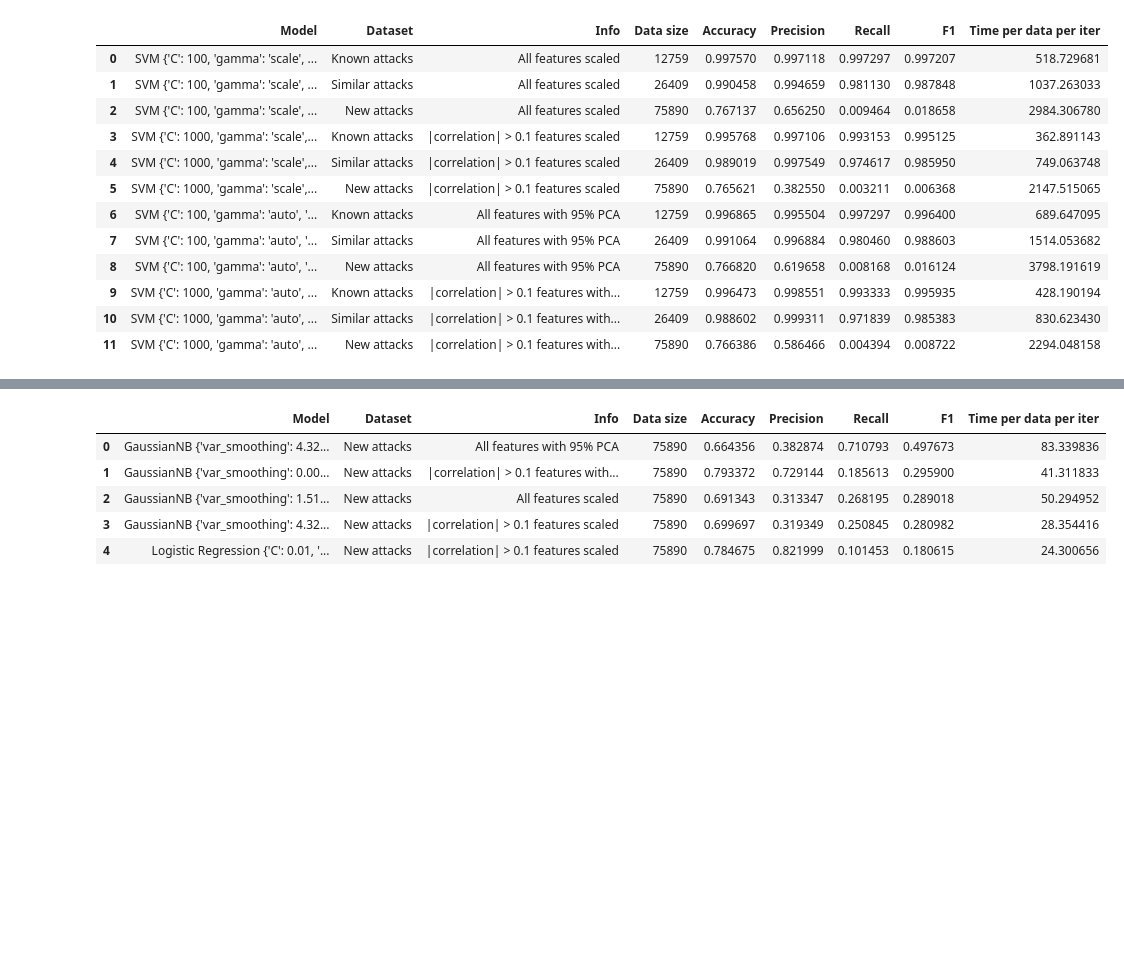
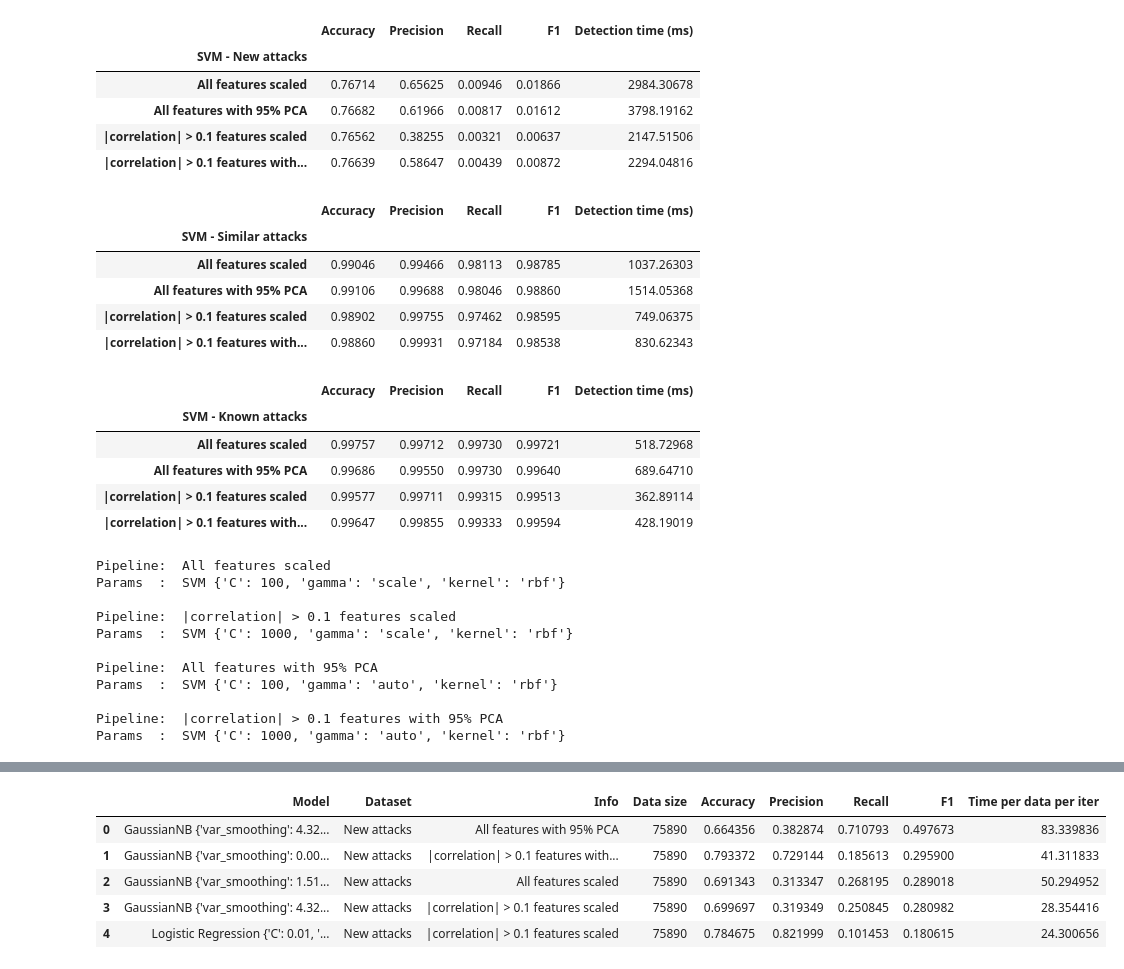
Before and after one commit to ibrahimmkhalid/data-245-project, a Jupyter notebook: results_analysis.ipynb, the cells around one changed output, grey strips where cells are left out. Drawn from its saved outputs; the diff is of its cells as text; code cells hidden in the pictures; blank space fills up the shorter version.

Commit message:
add pretty print function to result analysis notebook

```diff
--- a/results_analysis.ipynb
+++ b/results_analysis.ipynb
@@ -16,2 +8,27 @@ common_latex_args = {
 bu = Benchmark()
 bu.import_df("./benchmark_results.csv")
+# %%
+def pretty_print(model):
+    df = bu.display(model=model)
+    df = df.rename(columns={"Time per data per iter": "Detection time (ms)"})
+
+    dataset = "New attacks"
+    tmp = df[df["Dataset"] == dataset]
+    tmp = tmp.pivot(index=["Info"], columns="Dataset", values=["Accuracy", "Precision", "Recall", "F1", "Detection time (ms)"])
+    tmp.columns = [col[0] for col in tmp.columns]
+    display(tmp.round(5).rename_axis(f"{model} - {dataset}"))
+    dataset = "Similar attacks"
+    tmp = df[df["Dataset"] == dataset]
+    tmp = tmp.pivot(index=["Info"], columns="Dataset", values=["Accuracy", "Precision", "Recall", "F1", "Detection time (ms)"])
+    tmp.columns = [col[0] for col in tmp.columns]
+    display(tmp.round(5).rename_axis(f"{model} - {dataset}"))
+    dataset = "Known attacks"
+    tmp = df[df["Dataset"] == dataset]
+    tmp = tmp.pivot(index=["Info"], columns="Dataset", values=["Accuracy", "Precision", "Recall", "F1", "Detection time (ms)"])
+    tmp.columns = [col[0] for col in tmp.columns]
+    display(tmp.round(5).rename_axis(f"{model} - {dataset}"))
+    params=df[["Model", "Info"]].drop_duplicates().reset_index(drop=True).values
+    for param in params:
+        print("Pipeline: ", param[1])
+        print("Params  : ", param[0])
+        print()
@@ -18,17 +44,33 @@ bu.import_df("./benchmark_results.csv")
 # %%
-bu.display(model="SVM")
+pretty_print("SVM")
 # %% [output]
-|  | Model | Dataset | Info | Data size | Accuracy | Precision | Recall | F1 | Time per data per iter |
-| 0 | SVM {'C': 100, 'gamma': 'scale', ... | Known attacks | All features scaled | 12759 | 0.997570 | 0.997118 | 0.997297 | 0.997207 | 518.729681 |
-| 1 | SVM {'C': 100, 'gamma': 'scale', ... | Similar attacks | All features scaled | 26409 | 0.990458 | 0.994659 | 0.981130 | 0.987848 | 1037.263033 |
-| 2 | SVM {'C': 100, 'gamma': 'scale', ... | New attacks | All features scaled | 75890 | 0.767137 | 0.656250 | 0.009464 | 0.018658 | 2984.306780 |
-| 3 | SVM {'C': 1000, 'gamma': 'scale',... | Known attacks | |correlation| > 0.1 features scaled | 12759 | 0.995768 | 0.997106 | 0.993153 | 0.995125 | 362.891143 |
-| 4 | SVM {'C': 1000, 'gamma': 'scale',... | Similar attacks | |correlation| > 0.1 features scaled | 26409 | 0.989019 | 0.997549 | 0.974617 | 0.985950 | 749.063748 |
-| 5 | SVM {'C': 1000, 'gamma': 'scale',... | New attacks | |correlation| > 0.1 features scaled | 75890 | 0.765621 | 0.382550 | 0.003211 | 0.006368 | 2147.515065 |
-| 6 | SVM {'C': 100, 'gamma': 'auto', '... | Known attacks | All features with 95% PCA | 12759 | 0.996865 | 0.995504 | 0.997297 | 0.996400 | 689.647095 |
-| 7 | SVM {'C': 100, 'gamma': 'auto', '... | Similar attacks | All features with 95% PCA | 26409 | 0.991064 | 0.996884 | 0.980460 | 0.988603 | 1514.053682 |
-| 8 | SVM {'C': 100, 'gamma': 'auto', '... | New attacks | All features with 95% PCA | 75890 | 0.766820 | 0.619658 | 0.008168 | 0.016124 | 3798.191619 |
-| 9 | SVM {'C': 1000, 'gamma': 'auto', ... | Known attacks | |correlation| > 0.1 features with... | 12759 | 0.996473 | 0.998551 | 0.993333 | 0.995935 | 428.190194 |
-| 10 | SVM {'C': 1000, 'gamma': 'auto', ... | Similar attacks | |correlation| > 0.1 features with... | 26409 | 0.988602 | 0.999311 | 0.971839 | 0.985383 | 830.623430 |
-| 11 | SVM {'C': 1000, 'gamma': 'auto', ... | New attacks | |correlation| > 0.1 features with... | 75890 | 0.766386 | 0.586466 | 0.004394 | 0.008722 | 2294.048158 |
+|  | Accuracy | Precision | Recall | F1 | Detection time (ms) |
+| SVM - New attacks |  |  |  |  |  |
+| All features scaled | 0.76714 | 0.65625 | 0.00946 | 0.01866 | 2984.30678 |
+| All features with 95% PCA | 0.76682 | 0.61966 | 0.00817 | 0.01612 | 3798.19162 |
+| |correlation| > 0.1 features scaled | 0.76562 | 0.38255 | 0.00321 | 0.00637 | 2147.51506 |
+| |correlation| > 0.1 features with... | 0.76639 | 0.58647 | 0.00439 | 0.00872 | 2294.04816 |
+|  | Accuracy | Precision | Recall | F1 | Detection time (ms) |
+| SVM - Similar attacks |  |  |  |  |  |
+| All features scaled | 0.99046 | 0.99466 | 0.98113 | 0.98785 | 1037.26303 |
+| All features with 95% PCA | 0.99106 | 0.99688 | 0.98046 | 0.98860 | 1514.05368 |
+| |correlation| > 0.1 features scaled | 0.98902 | 0.99755 | 0.97462 | 0.98595 | 749.06375 |
+| |correlation| > 0.1 features with... | 0.98860 | 0.99931 | 0.97184 | 0.98538 | 830.62343 |
+|  | Accuracy | Precision | Recall | F1 | Detection time (ms) |
+| SVM - Known attacks |  |  |  |  |  |
+| All features scaled | 0.99757 | 0.99712 | 0.99730 | 0.99721 | 518.72968 |
+| All features with 95% PCA | 0.99686 | 0.99550 | 0.99730 | 0.99640 | 689.64710 |
+| |correlation| > 0.1 features scaled | 0.99577 | 0.99711 | 0.99315 | 0.99513 | 362.89114 |
+| |correlation| > 0.1 features with... | 0.99647 | 0.99855 | 0.99333 | 0.99594 | 428.19019 |
+Pipeline:  All features scaled
+Params  :  SVM {'C': 100, 'gamma': 'scale', 'kernel': 'rbf'}
+
+Pipeline:  |correlation| > 0.1 features scaled
+Params  :  SVM {'C': 1000, 'gamma': 'scale', 'kernel': 'rbf'}
+
+Pipeline:  All features with 95% PCA
+Params  :  SVM {'C': 100, 'gamma': 'auto', 'kernel': 'rbf'}
+
+Pipeline:  |correlation| > 0.1 features with 95% PCA
+Params  :  SVM {'C': 1000, 'gamma': 'auto', 'kernel': 'rbf'}
 # %%
```
Also changed, not shown: parts of 6 cells of this notebook.
